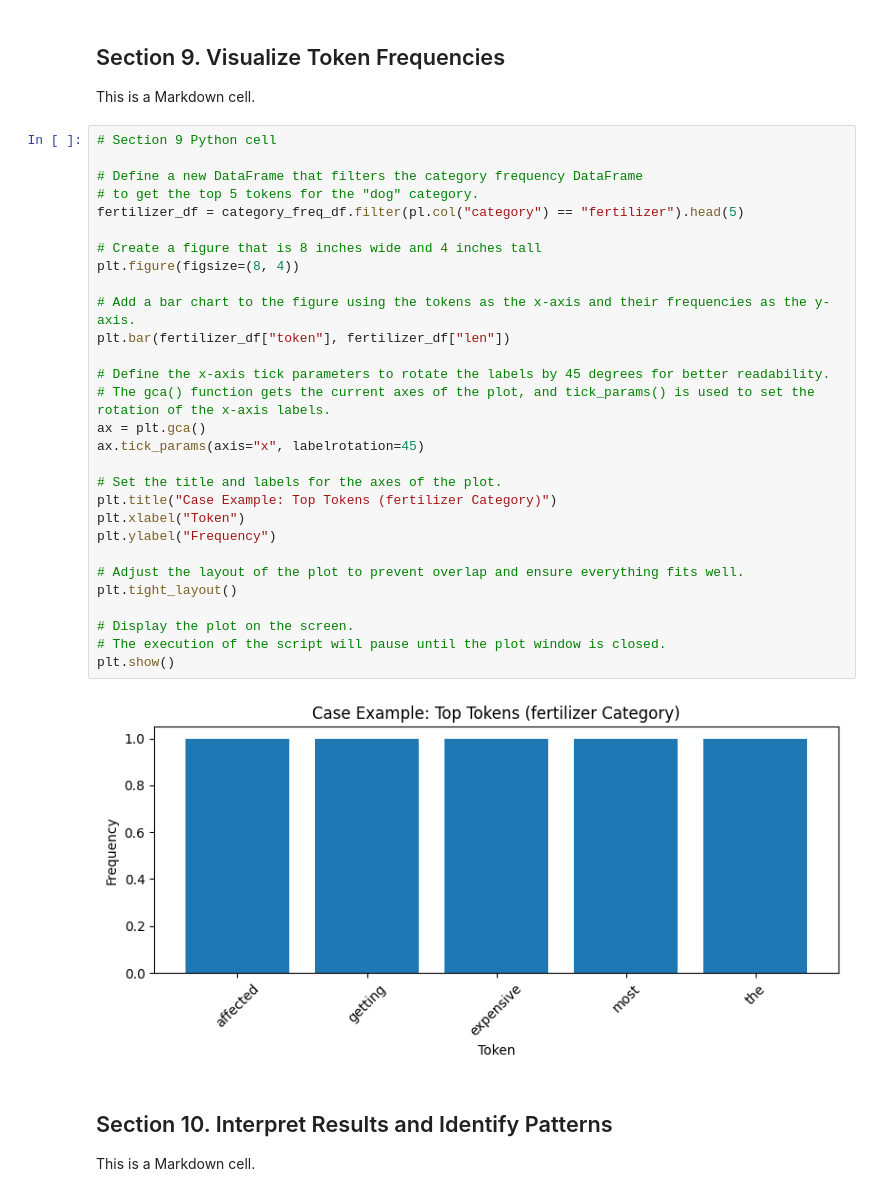
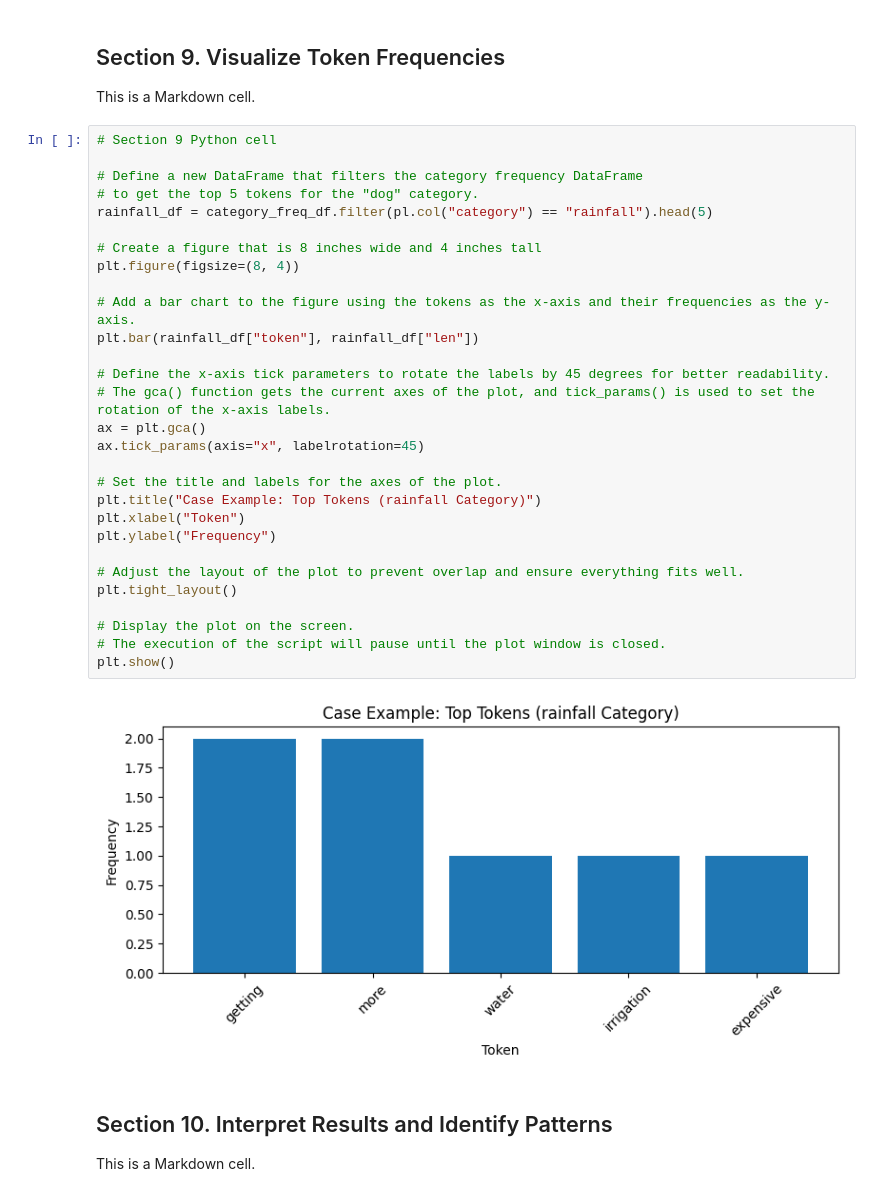
Before and after one commit to Mahesh1416/nlp-03-text-exploration, a Jupyter notebook: notebooks/nlp_corpus_explore_mahesh.ipynb, the cells around one changed output. Saved outputs shown, nothing was run; the diff lists cells and outputs as text.

```diff
--- a/notebooks/nlp_corpus_explore_mahesh.ipynb
+++ b/notebooks/nlp_corpus_explore_mahesh.ipynb
@@ -423,34 +423,34 @@ This is a Markdown cell.
 # %%
 # Section 9 Python cell
 
 # Define a new DataFrame that filters the category frequency DataFrame
 # to get the top 5 tokens for the "dog" category.
-fertilizer_df = category_freq_df.filter(pl.col("category") == "fertilizer").head(5)
+rainfall_df = category_freq_df.filter(pl.col("category") == "rainfall").head(5)
 
 # Create a figure that is 8 inches wide and 4 inches tall
 plt.figure(figsize=(8, 4))
 
 # Add a bar chart to the figure using the tokens as the x-axis and their frequencies as the y-axis.
-plt.bar(fertilizer_df["token"], fertilizer_df["len"])
+plt.bar(rainfall_df["token"], rainfall_df["len"])
 
 # Define the x-axis tick parameters to rotate the labels by 45 degrees for better readability.
 # The gca() function gets the current axes of the plot, and tick_params() is used to set the rotation of the x-axis labels.
 ax = plt.gca()
 ax.tick_params(axis="x", labelrotation=45)
 
 # Set the title and labels for the axes of the plot.
-plt.title("Case Example: Top Tokens (fertilizer Category)")
+plt.title("Case Example: Top Tokens (rainfall Category)")
 plt.xlabel("Token")
 plt.ylabel("Frequency")
 
 # Adjust the layout of the plot to prevent overlap and ensure everything fits well.
 plt.tight_layout()
 
 # Display the plot on the screen.
 # The execution of the script will pause until the plot window is closed.
 plt.show()
 # %% [output]
-[figure, old version]
+[figure, new version]
 # %% [markdown]
 ## Section 10. Interpret Results and Identify Patterns
 
```
Also changed, not shown: parts of 6 cells of this notebook, 1 other file.
